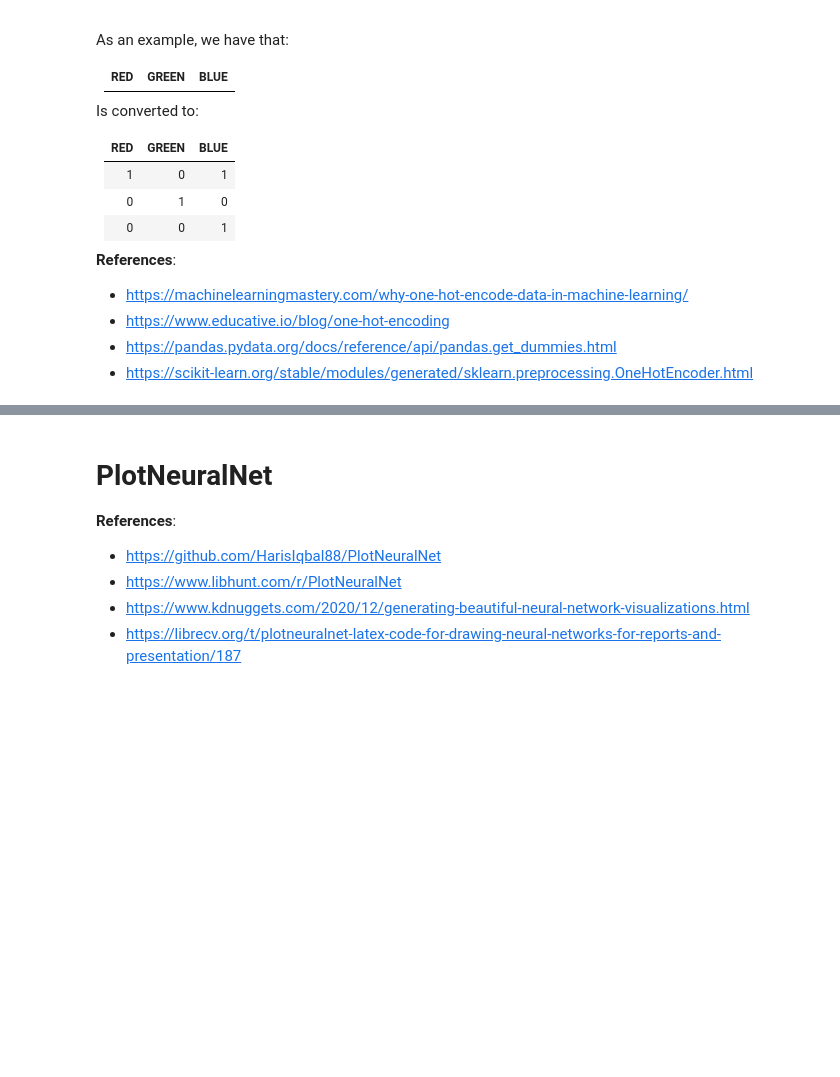
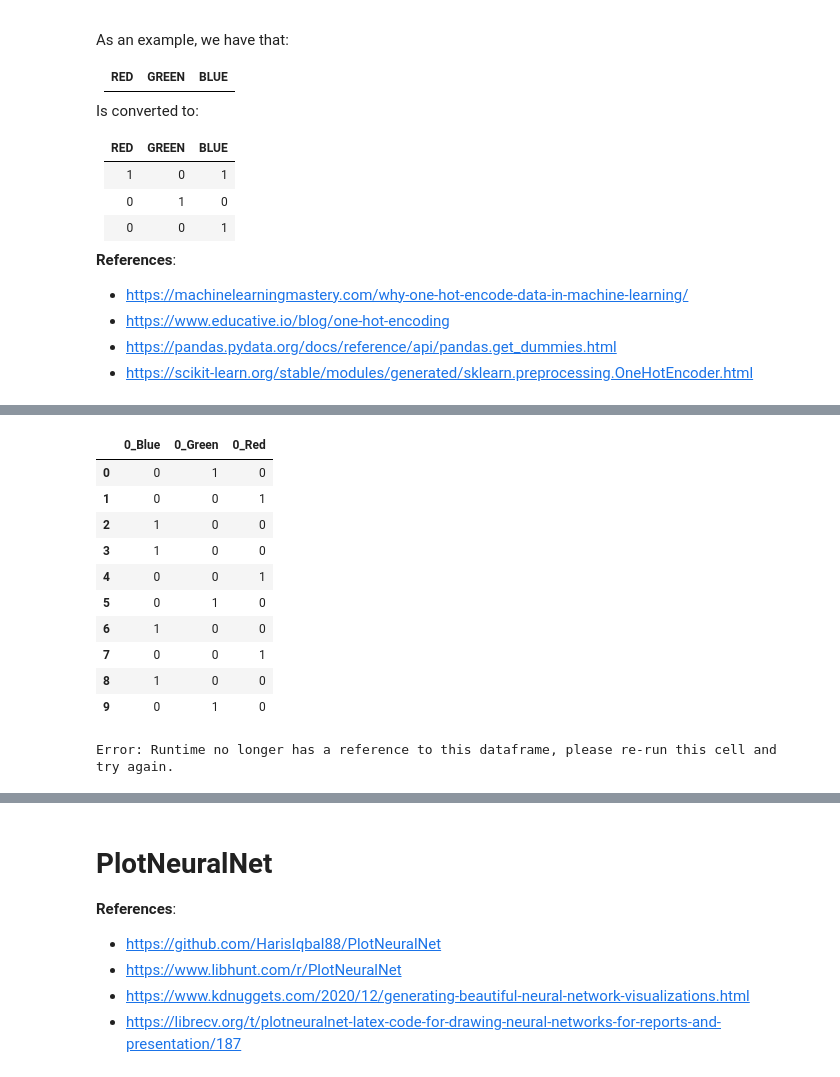
Before and after one commit to jpmh1309/mp6122_patterns, a Jupyter notebook: Notebook3.ipynb, the cells around one changed output, grey strips where cells are left out. Drawn from its saved outputs; the diff is of its cells as text; code cells hidden in the pictures; blank space fills up the shorter version.

```diff
--- a/Notebook3.ipynb
+++ b/Notebook3.ipynb
@@ -999,0 +1074,17 @@ df.head(df.shape[0])
+# %%
+df = pd.get_dummies(df)
+
+df.head(df.shape[0])
+# %% [output]
+|  | 0_Blue | 0_Green | 0_Red |
+| 0 | 0 | 1 | 0 |
+| 1 | 0 | 0 | 1 |
+| 2 | 1 | 0 | 0 |
+| 3 | 1 | 0 | 0 |
+| 4 | 0 | 0 | 1 |
+| 5 | 0 | 1 | 0 |
+| 6 | 1 | 0 | 0 |
+| 7 | 0 | 0 | 1 |
+| 8 | 1 | 0 | 0 |
+| 9 | 0 | 1 | 0 |
+Error: Runtime no longer has a reference to this dataframe, please re-run this cell and try again.
```
Also changed, not shown: parts of 30 cells of this notebook.
